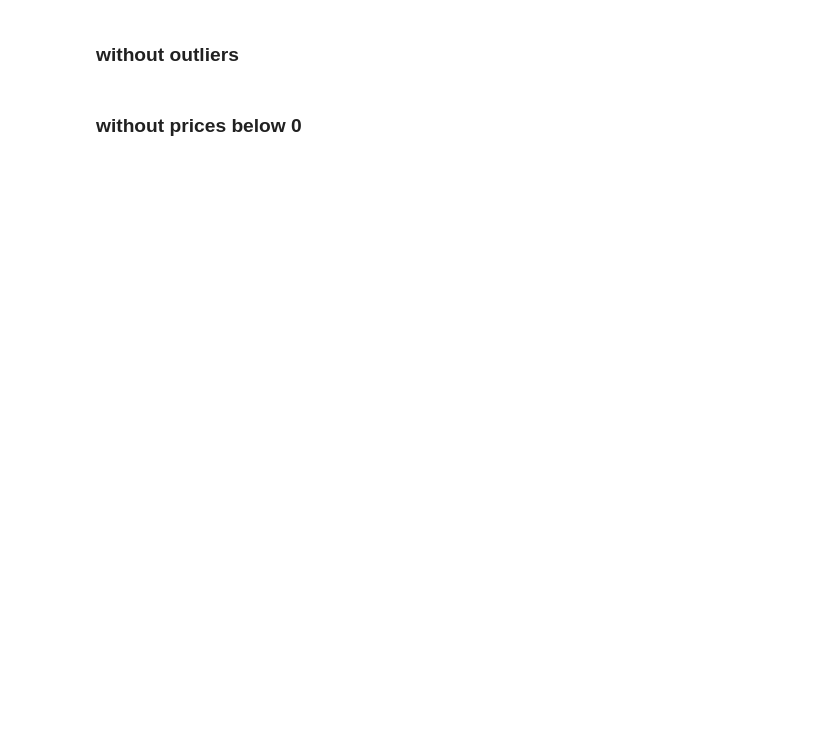
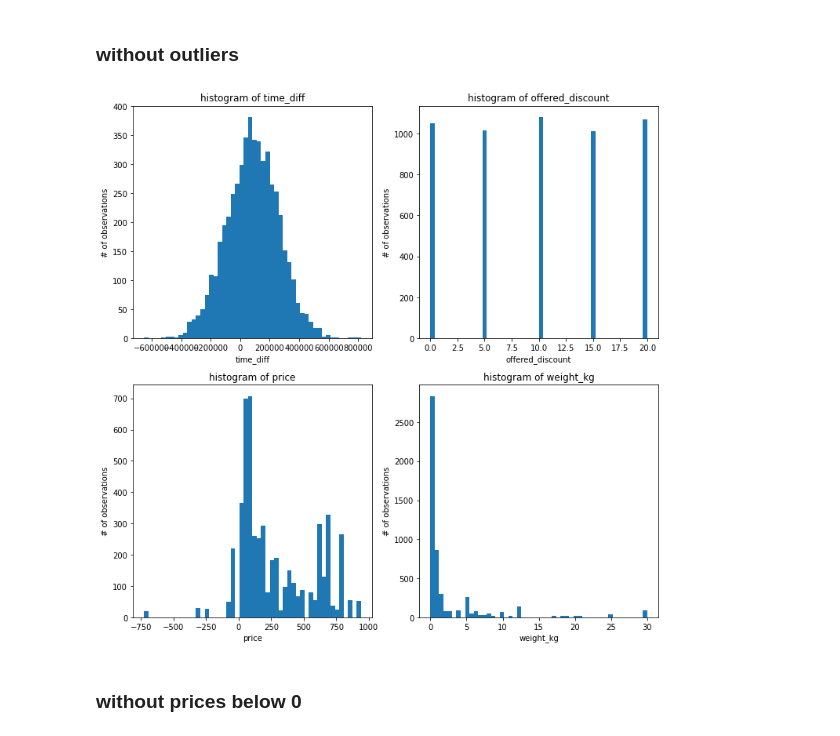
Before and after one commit to milosz-l/delivery-time, a Jupyter notebook: data_analysis.ipynb, the cells around one changed output. Cells and saved outputs as stored; diff of their text form; code cells hidden in the pictures; blank space fills up the shorter version.

```diff
--- a/data_analysis.ipynb
+++ b/data_analysis.ipynb
@@ -150,3 +139,7 @@ df = df[df["weight_kg"] <= WEIGHT_TRESHOLD]
+# %%
+plot_histograms(df)
+# %% [output]
+[figure, added]
 # %% [markdown]
 ### without prices below 0
 # %%
```
Also changed, not shown: parts of 25 cells of this notebook.
